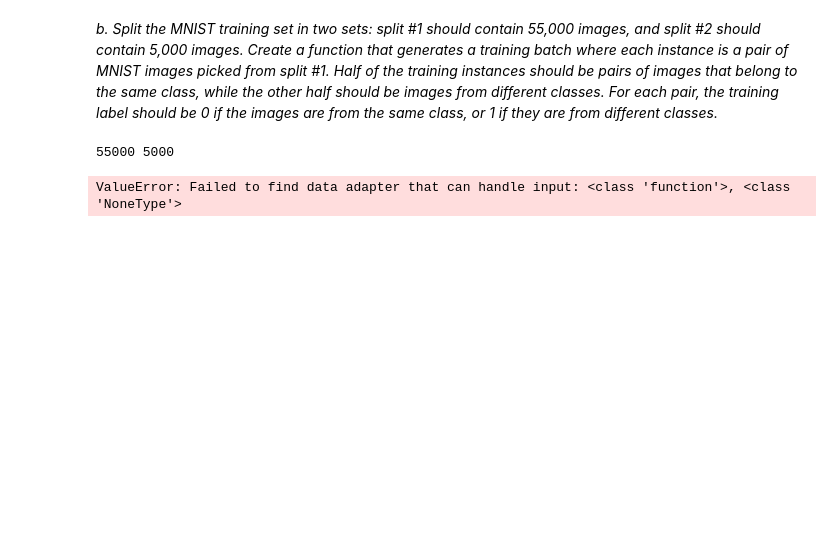
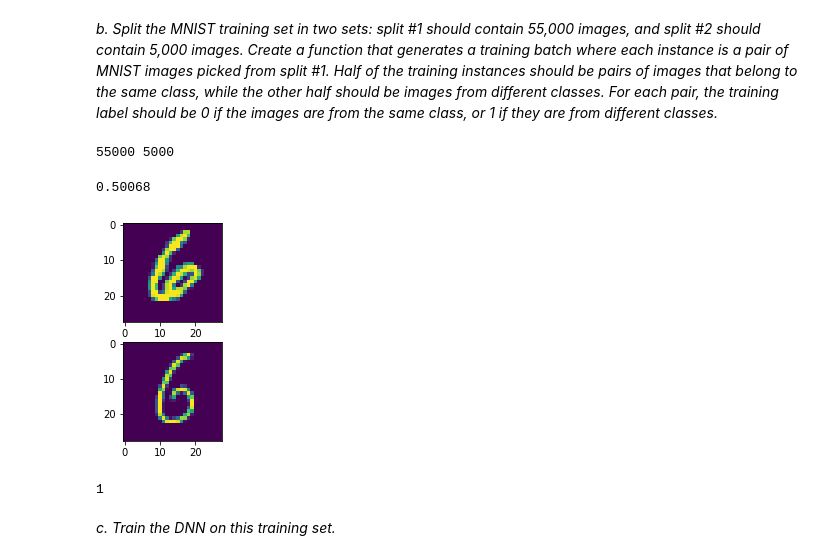
Before and after one commit to TimOgden/Sklearn-TF, a Jupyter notebook: 11_Training_Deep_Neural_Nets/exercises.ipynb, the cells around one changed output. Saved outputs shown, nothing was run; the diff lists cells and outputs as text; code cells hidden in the pictures; blank space fills up the shorter version.

```diff
--- a/11_Training_Deep_Neural_Nets/exercises.ipynb
+++ b/11_Training_Deep_Neural_Nets/exercises.ipynb
@@ -280,4 +280,0 @@ def batch_gen():
-# %%
-model.fit(batch_gen, batch_size=64, epochs=20, callbacks=[tf.keras.callbacks.EarlyStopping()])
-# %% [output]
-ValueError: Failed to find data adapter that can handle input: <class 'function'>, <class 'NoneType'>
@@ -283,0 +319,24 @@ ValueError: Failed to find data adapter that can handle input: <class 'function'
+# %%
+np.average(y)
+# %% [output]
+0.50068
+# %%
+def unison_shuffled_copies(a, b, c):
+    assert len(a) == len(b) and len(a) == len(c)
+    p = np.random.permutation(len(a))
+    return a[p], b[p], c[p]
+# %%
+X_a, X_b, y = unison_shuffled_copies(X_a, X_b, y)
+# %%
+import matplotlib.pyplot as plt
+%matplotlib inline
+index = -19
+plt.subplot(211)
+plt.imshow(X_a[index])
+plt.subplot(212)
+plt.imshow(X_b[index])
+plt.show()
+y[index]
+# %% [output]
+[figure, added]
+1
@@ -283,0 +345,2 @@ ValueError: Failed to find data adapter that can handle input: <class 'function'
+# %% [markdown]
+*c. Train the DNN on this training set.*
```
Also changed, not shown: parts of 19 cells of this notebook.
